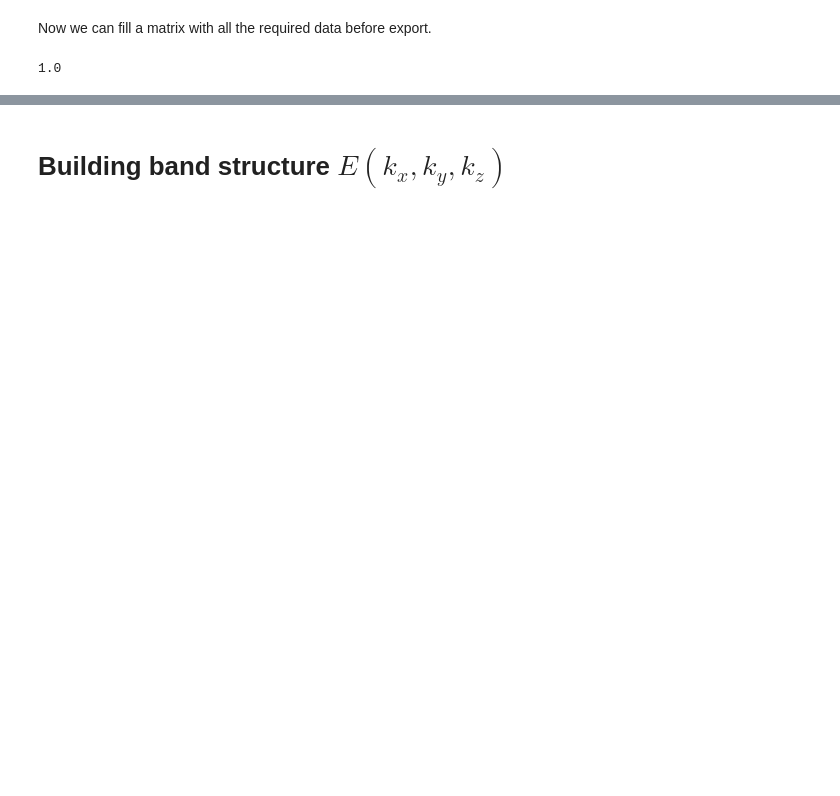
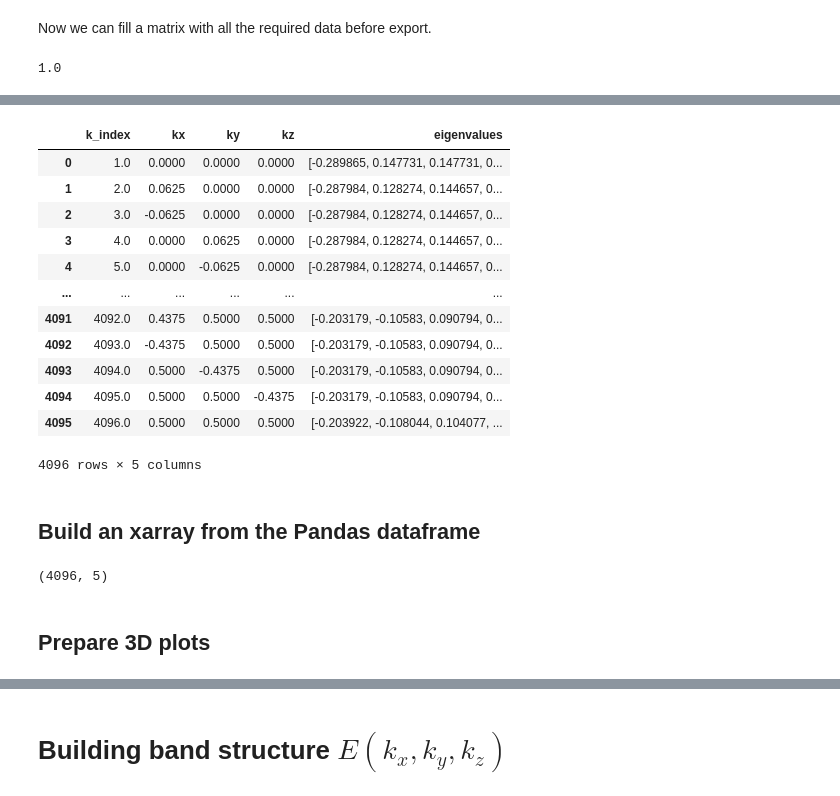
Before and after one commit to tjyderrien/octopus-quantumlap, a Jupyter notebook: Maths/Tibo-biatrisrv/Kozak/Bandstructure-3D.ipynb, the cells around one changed output, grey strips where cells are left out. Saved outputs shown, nothing was run; the diff lists cells and outputs as text; code cells hidden in the pictures; blank space fills up the shorter version.

```diff
--- a/Maths/Tibo-biatrisrv/Kozak/Bandstructure-3D.ipynb
+++ b/Maths/Tibo-biatrisrv/Kozak/Bandstructure-3D.ipynb
@@ -76,5 +79,6 @@ We capture now the eigenvalue for 1 k-point (id is 100).
 # %%
-Eigenvalues=GetEigenValue(int(k_index[6340]), 12, filename, verbose=0)
+print(int(k_index[30]))
+Eigenvalues=GetEigenValue(int(k_index[30]), 1000, filename, verbose=0)
 print(Eigenvalues)
 NumberOfBands=len(Eigenvalues)
 print("Size of eigenvalues at Gamma point: "+str(NumberOfBands))
@@ -103,0 +111,3 @@ k_index[0]
+# %%
+import pandas as pd
+bandstructure_pd = pd.DataFrame(block_t[:,0:4], columns=['k_index', 'kx', 'ky', 'kz'])
@@ -103,0 +134,7 @@ k_index[0]
+# %%
+# Add the eigvenvalues
+Eigenvalues_list = []
+for kidx in bandstructure_pd.k_index.index:
+    print(kidx)
+    Eigenvalues=GetEigenValue(int(k_index[int(kidx)]), NumberOfBands, filename, verbose=0)
+    Eigenvalues_list.append(np.asfarray(Eigenvalues))
@@ -103,0 +182,24 @@ k_index[0]
+# %%
+bandstructure_pd['eigenvalues']=Eigenvalues_list
+# %%
+bandstructure_pd
+# %% [output]
+|  | k_index | kx | ky | kz | eigenvalues |
+| 0 | 1.0 | 0.0000 | 0.0000 | 0.0000 | [-0.289865, 0.147731, 0.147731, 0... |
+| 1 | 2.0 | 0.0625 | 0.0000 | 0.0000 | [-0.287984, 0.128274, 0.144657, 0... |
+| 2 | 3.0 | -0.0625 | 0.0000 | 0.0000 | [-0.287984, 0.128274, 0.144657, 0... |
+| 3 | 4.0 | 0.0000 | 0.0625 | 0.0000 | [-0.287984, 0.128274, 0.144657, 0... |
+| 4 | 5.0 | 0.0000 | -0.0625 | 0.0000 | [-0.287984, 0.128274, 0.144657, 0... |
+| ... | ... | ... | ... | ... | ... |
+| 4091 | 4092.0 | 0.4375 | 0.5000 | 0.5000 | [-0.203179, -0.10583, 0.090794, 0... |
+| 4092 | 4093.0 | -0.4375 | 0.5000 | 0.5000 | [-0.203179, -0.10583, 0.090794, 0... |
+| 4093 | 4094.0 | 0.5000 | -0.4375 | 0.5000 | [-0.203179, -0.10583, 0.090794, 0... |
+| 4094 | 4095.0 | 0.5000 | 0.5000 | -0.4375 | [-0.203179, -0.10583, 0.090794, 0... |
+| 4095 | 4096.0 | 0.5000 | 0.5000 | 0.5000 | [-0.203922, -0.108044, 0.104077, ... |
+4096 rows × 5 columns
+# %% [markdown]
+## Build an xarray from the Pandas dataframe
+# %%
+np.shape(bandstructure_pd)
+# %% [output]
+(4096, 5)
@@ -103,0 +215,2 @@ k_index[0]
+# %% [markdown]
+## Prepare 3D plots
```
Also changed, not shown: parts of 59 cells of this notebook.
